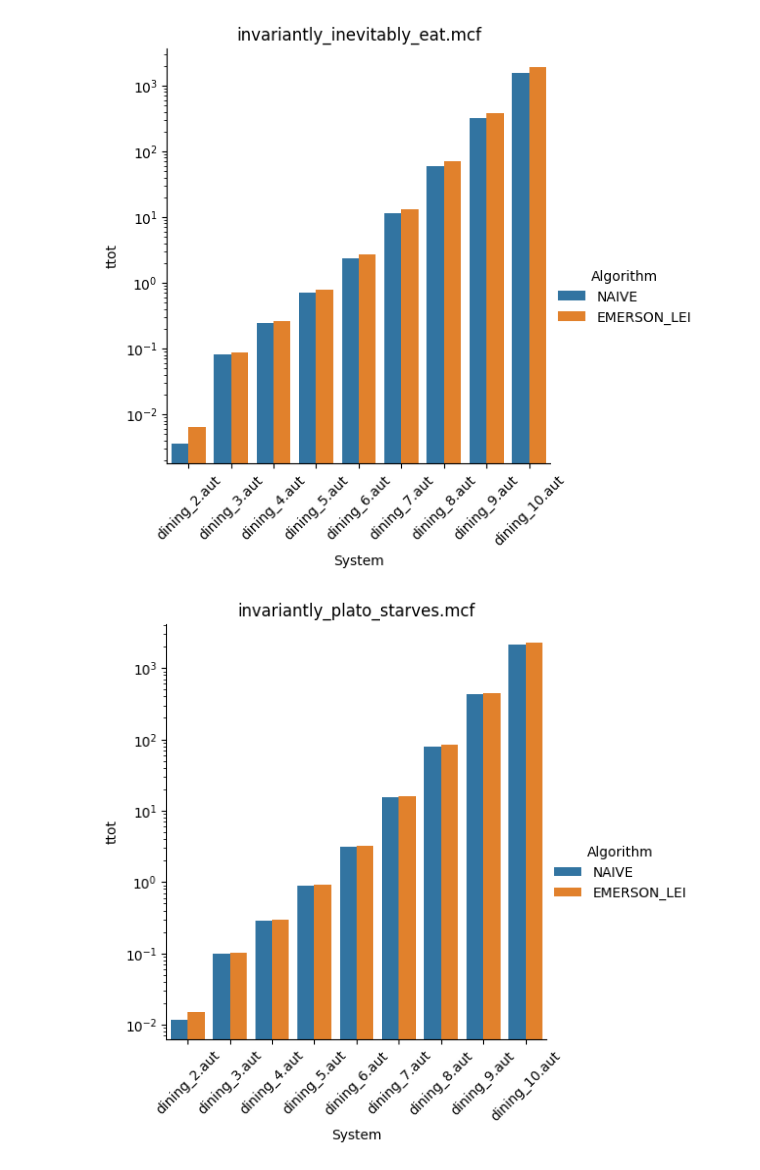
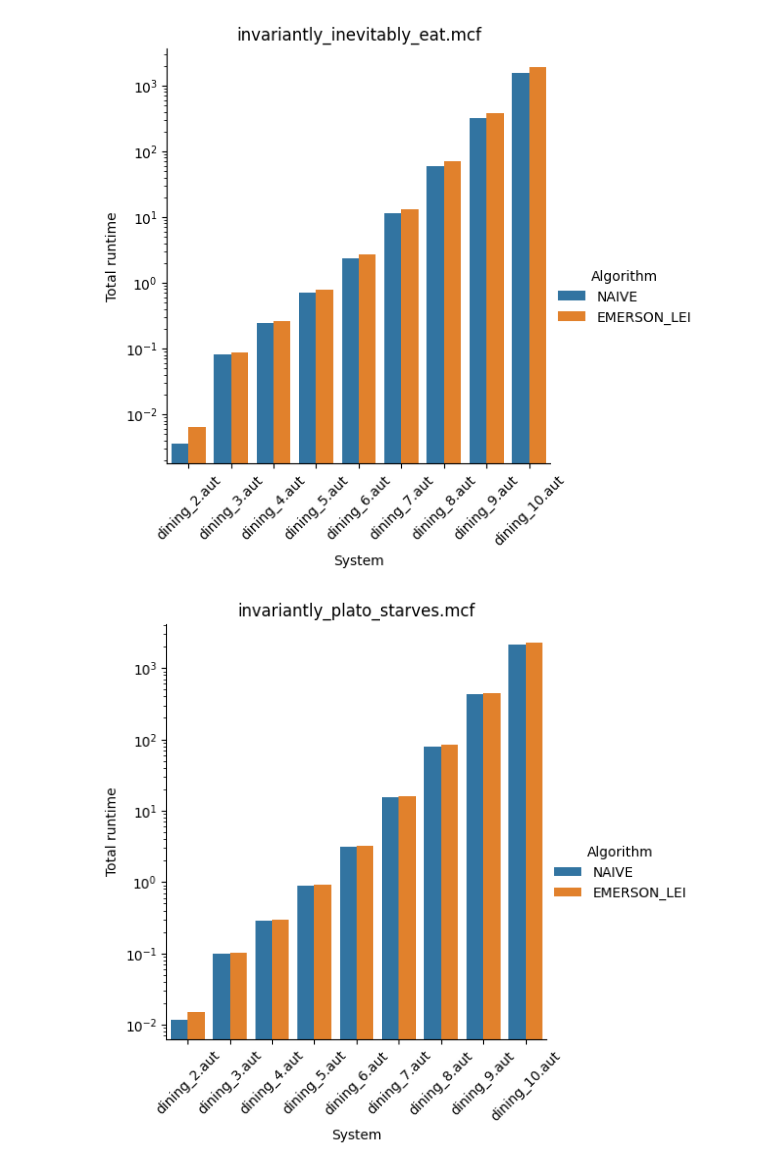
Before and after one commit to joshuawirtz/algorithms_for_model_checking-assignments, a Jupyter notebook: I/src/profiling/plot.ipynb, the cells around one changed output. Drawn from its saved outputs; the diff is of its cells as text; code cells hidden in the pictures.

```diff
--- a/I/src/profiling/plot.ipynb
+++ b/I/src/profiling/plot.ipynb
@@ -15,5 +16,7 @@ for formula_name in df["Formula"].unique():
     plot = sns.catplot(data=df[df["Formula"] == formula_name], kind="bar",
                     x="System", y="ifp", hue="Algorithm")
     plot.set_xticklabels(rotation=45)
+    plot.set(ylabel="Fixed-point iterations")
+    plt.legend(loc='upper left')
     plot.set(title=formula_name)
 # %% [output]
@@ -24,10 +27,10 @@ for formula_name in df["Formula"].unique():
 # %%
 # total runtime
 for formula_name in df["Formula"].unique():
     plot = sns.catplot(data=df[df["Formula"] == formula_name], kind="bar",
                     x="System", y="ttot", hue="Algorithm")
     plot.set_xticklabels(rotation=45)
-    plot.set(yscale='log', title=formula_name)
+    plot.set(yscale='log', title=formula_name, ylabel="Total runtime")
 # %% [output]
-[figure, old version]
+[figure, new version]
-[figure, old version]
+[figure, new version]
```
Also changed, not shown: parts of 3 cells of this notebook.
